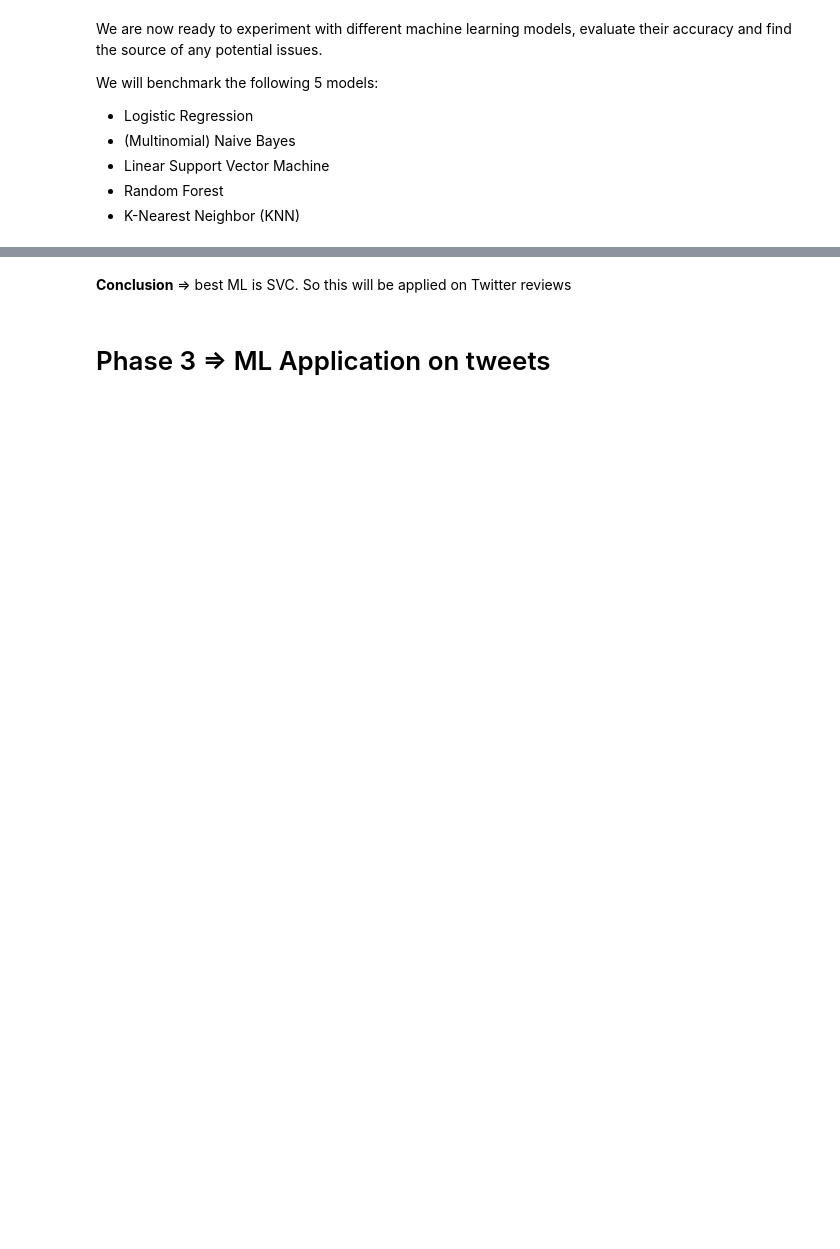
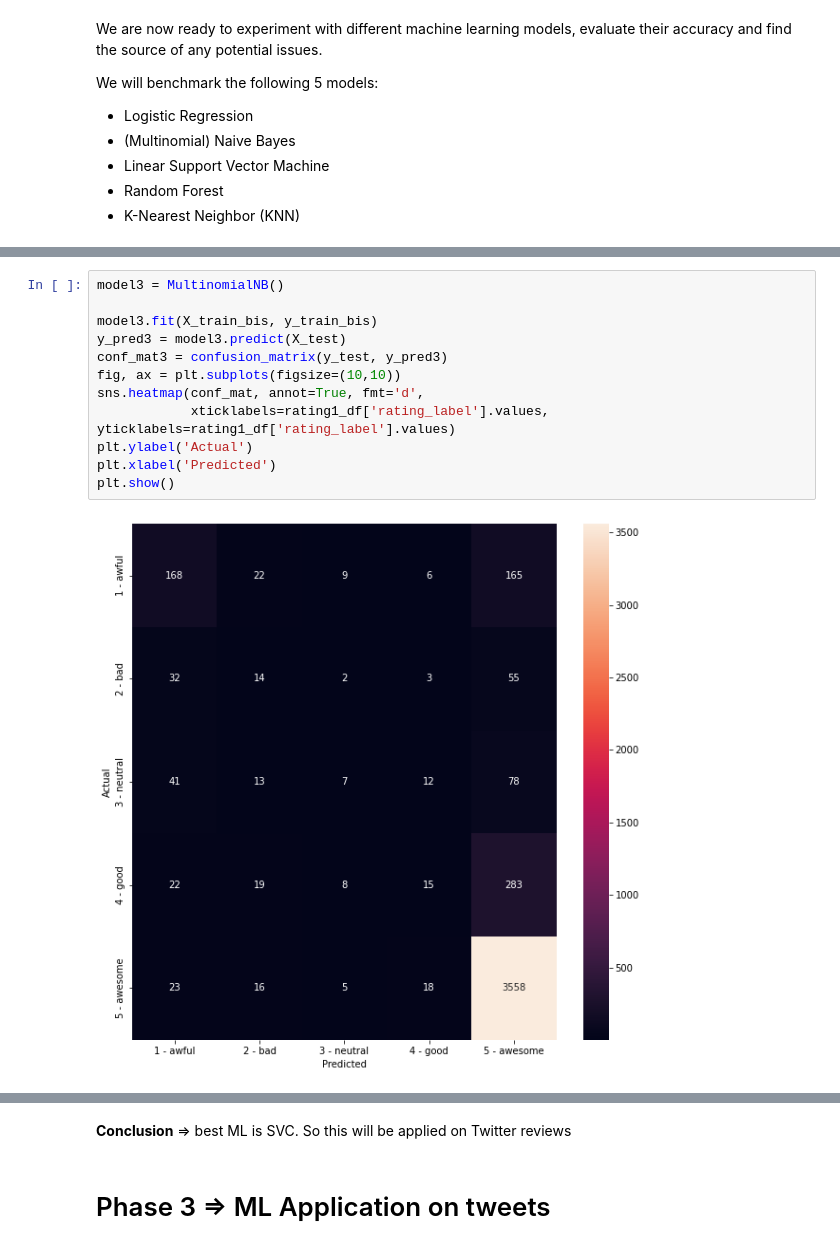
Before and after one commit to roxane-data/project_appreview, a Jupyter notebook: Step2_Classification.ipynb, the cells around one changed output, grey strips where cells are left out. Saved outputs shown, nothing was run; the diff lists cells and outputs as text; blank space fills up the shorter version.

```diff
--- a/Step2_Classification.ipynb
+++ b/Step2_Classification.ipynb
@@ -908,0 +888,14 @@ weighted avg       0.80      0.83      0.80      4594
+# %%
+model3 = MultinomialNB()
+
+model3.fit(X_train_bis, y_train_bis)
+y_pred3 = model3.predict(X_test)
+conf_mat3 = confusion_matrix(y_test, y_pred3)
+fig, ax = plt.subplots(figsize=(10,10))
+sns.heatmap(conf_mat, annot=True, fmt='d',
+            xticklabels=rating1_df['rating_label'].values, yticklabels=rating1_df['rating_label'].values)
+plt.ylabel('Actual')
+plt.xlabel('Predicted')
+plt.show()
+# %% [output]
+[figure, added]
```
Also changed, not shown: parts of 95 cells of this notebook, 4 other files.
